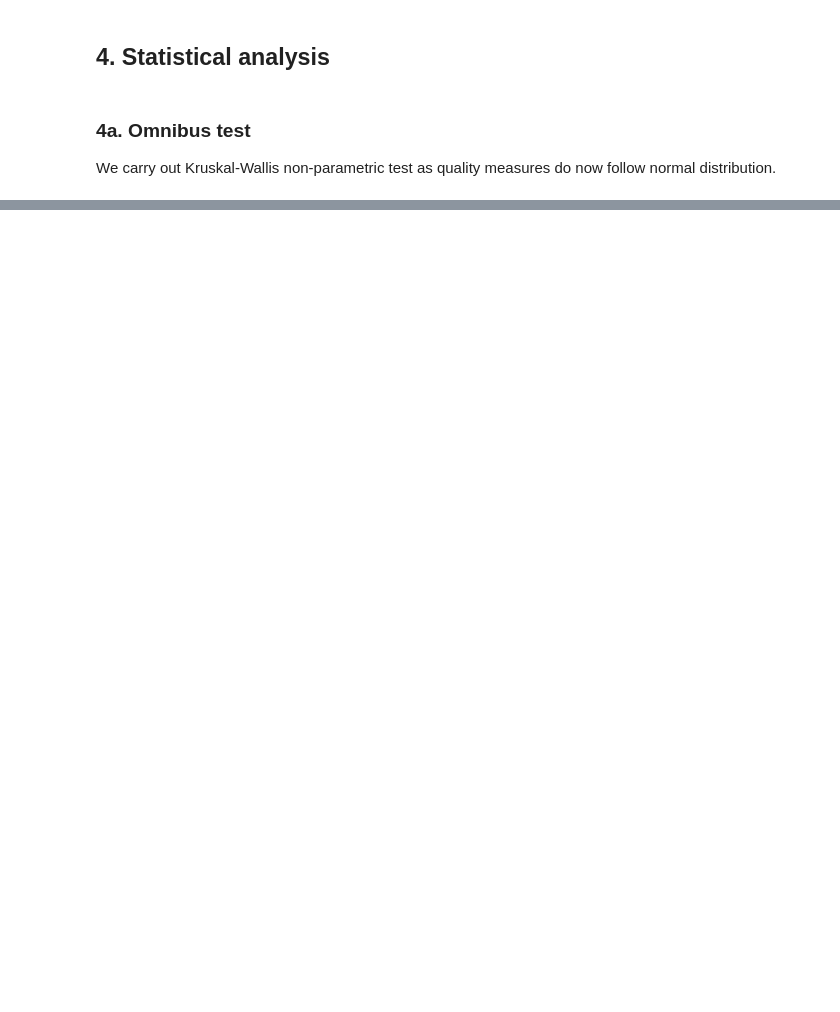
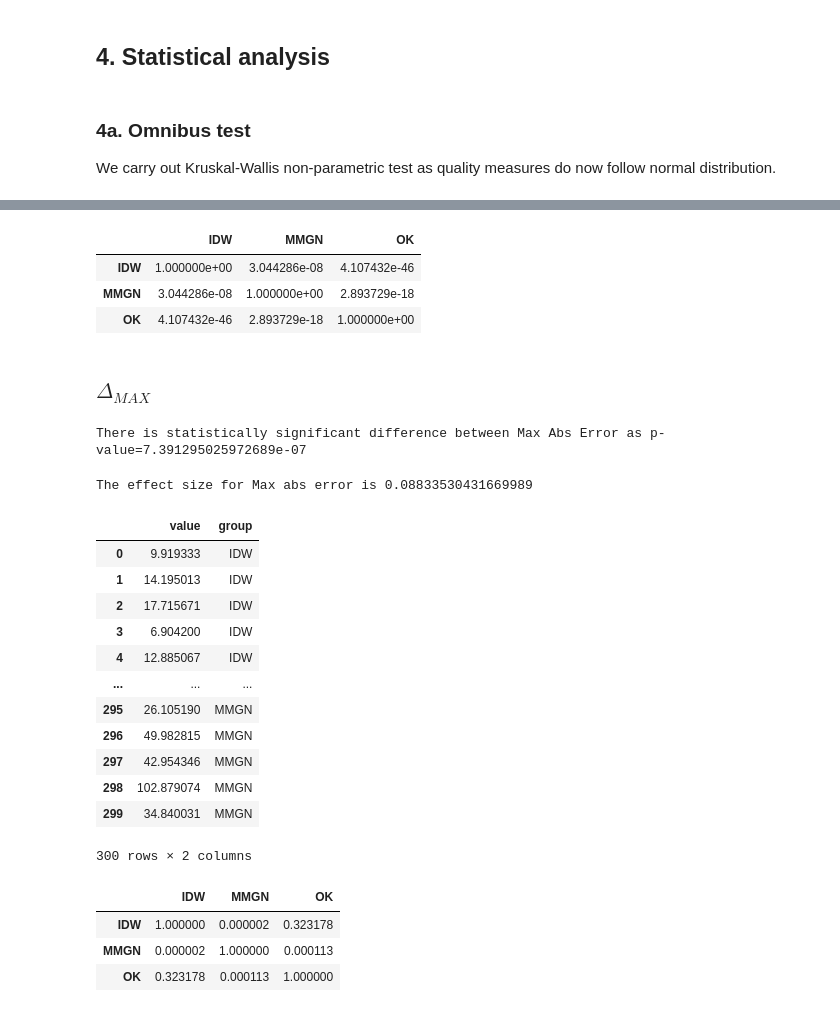
Before and after one commit to jamesWalczak/climatrix, a Jupyter notebook: experiments/jwalczak/01_Apr_02_compare_recon_method/notebooks/analysis.ipynb, the cells around one changed output, grey strips where cells are left out. Saved outputs shown, nothing was run; the diff lists cells and outputs as text; code cells hidden in the pictures; blank space fills up the shorter version.

```diff
--- a/experiments/jwalczak/01_Apr_02_compare_recon_method/notebooks/analysis.ipynb
+++ b/experiments/jwalczak/01_Apr_02_compare_recon_method/notebooks/analysis.ipynb
@@ -287,3 +408,58 @@ The effect size for RMSE is 0.7387677988799461
+# %%
+dunn_res_r2 = posthoc_dunn(df, val_col='value', group_col='group', p_adjust='holm')
+dunn_res_r2
+# %% [output]
+|  | IDW | MMGN | OK |
+| IDW | 1.000000e+00 | 3.044286e-08 | 4.107432e-46 |
+| MMGN | 3.044286e-08 | 1.000000e+00 | 2.893729e-18 |
+| OK | 4.107432e-46 | 2.893729e-18 | 1.000000e+00 |
+# %% [markdown]
+### $\Delta_{MAX}$
+# %%
+h_max, p_max = kruskal(all_data['Max Abs Error_idw'], all_data['Max Abs Error_ok'], all_data['Max Abs Error_mmgn'])
+if p_max < KRUSKAL_ALPHA:
+    print(f"There is statistically significant difference between Max Abs Error as p-value={p_max}")
+else:
+    print(f"There is **no** statistically significant difference between Max Abs Error as p-value={p_max}")
+# %% [output]
+There is statistically significant difference between Max Abs Error as p-value=7.391295025972689e-07
+# %%
+max_effect_size = (h_max - 3 +1) / (3*len(all_data) - 3)
+print(f"The effect size for Max abs error is {max_effect_size}")
+# %% [output]
+The effect size for Max abs error is 0.08833530431669989
+# %%
+df = pd.DataFrame({
+    "value": list(all_data['Max Abs Error_idw'].values) +
+             list(all_data['Max Abs Error_ok'].values) +
+             list(all_data['Max Abs Error_mmgn'].values),
+    "group": (["IDW"] * len(all_data['Max Abs Error_idw']) +
+              ["OK"]  * len(all_data['Max Abs Error_ok']) +
+              ["MMGN"]* len(all_data['Max Abs Error_mmgn']))
+})
+df
+# %% [output]
+|  | value | group |
+| 0 | 9.919333 | IDW |
+| 1 | 14.195013 | IDW |
+| 2 | 17.715671 | IDW |
+| 3 | 6.904200 | IDW |
+| 4 | 12.885067 | IDW |
+| ... | ... | ... |
+| 295 | 26.105190 | MMGN |
+| 296 | 49.982815 | MMGN |
+| 297 | 42.954346 | MMGN |
+| 298 | 102.879074 | MMGN |
+| 299 | 34.840031 | MMGN |
+300 rows × 2 columns
+# %%
+dunn_res_max = posthoc_dunn(df, val_col='value', group_col='group', p_adjust='holm')
+dunn_res_max
+# %% [output]
+|  | IDW | MMGN | OK |
+| IDW | 1.000000 | 0.000002 | 0.323178 |
+| MMGN | 0.000002 | 1.000000 | 0.000113 |
+| OK | 0.323178 | 0.000113 | 1.000000 |
 # %%
 sinet_hparams = pd.read_csv(SINET_RESULTS / "hparams_summary.csv")
 # %%
```
Also changed, not shown: parts of 25 cells of this notebook.
